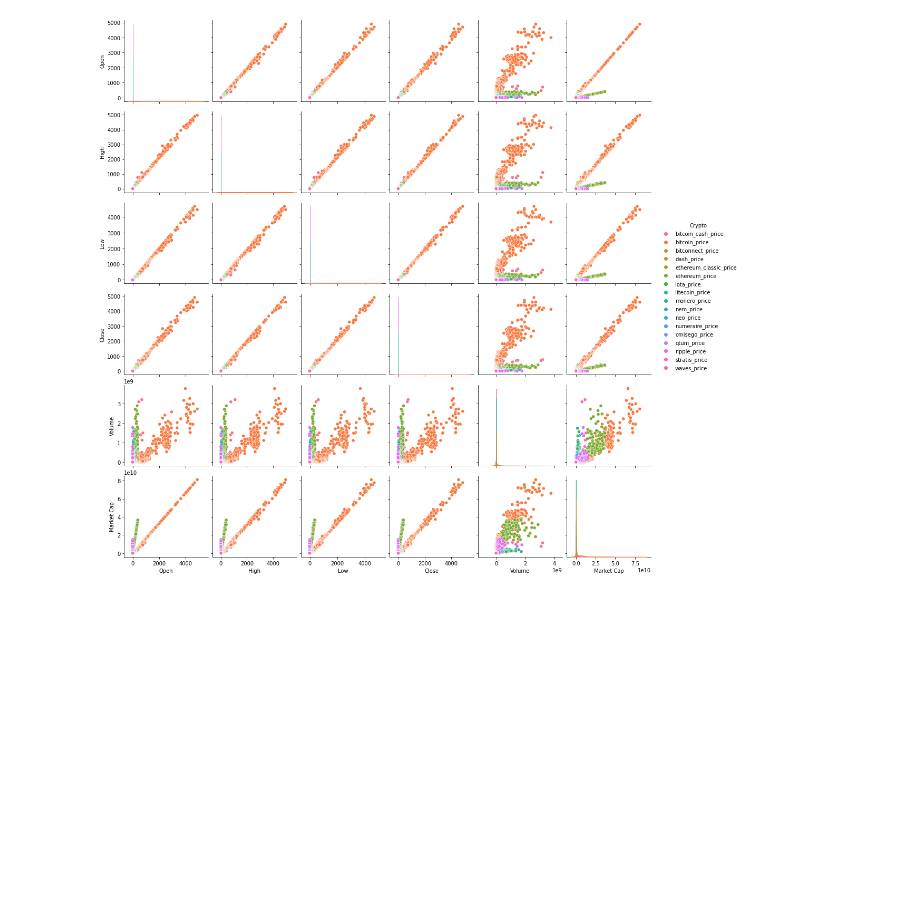
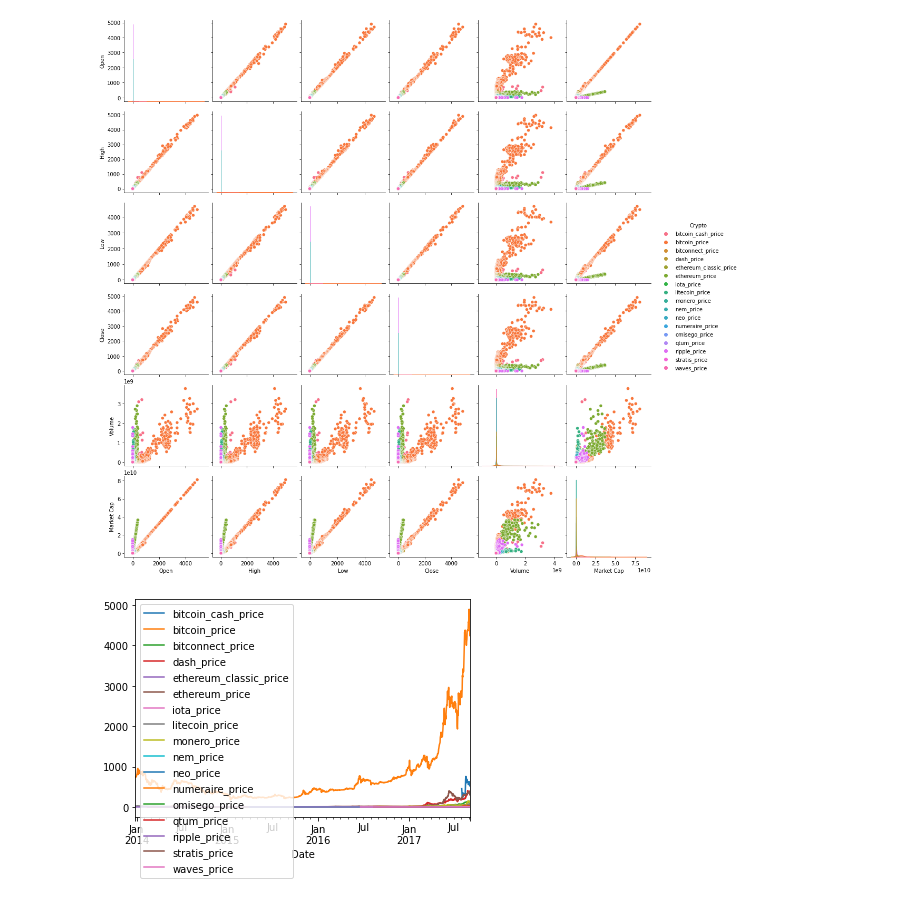
Before and after one commit to elskater98/BasicDataScience, a Jupyter notebook: crypto/notebooks/crypto.ipynb, the cells around one changed output. Cells and saved outputs as stored; diff of their text form; code cells hidden in the pictures; blank space fills up the shorter version.

```diff
--- a/crypto/notebooks/crypto.ipynb
+++ b/crypto/notebooks/crypto.ipynb
@@ -123,4 +123,11 @@ sns.pairplot(dff, hue="Crypto")
 # %% [output]
 <seaborn.axisgrid.PairGrid at 0x...>
 [figure]
+# %%
+import matplotlib.pyplot as plt
+fig, ax = plt.subplots()
+for key, grp in dff.groupby(['Crypto']):
+    ax = grp.plot(ax=ax, kind='line', x='Date', y='Close', label=key)
+# %% [output]
+[figure, added]
 # %%
```
Also changed, not shown: parts of 6 cells of this notebook.
